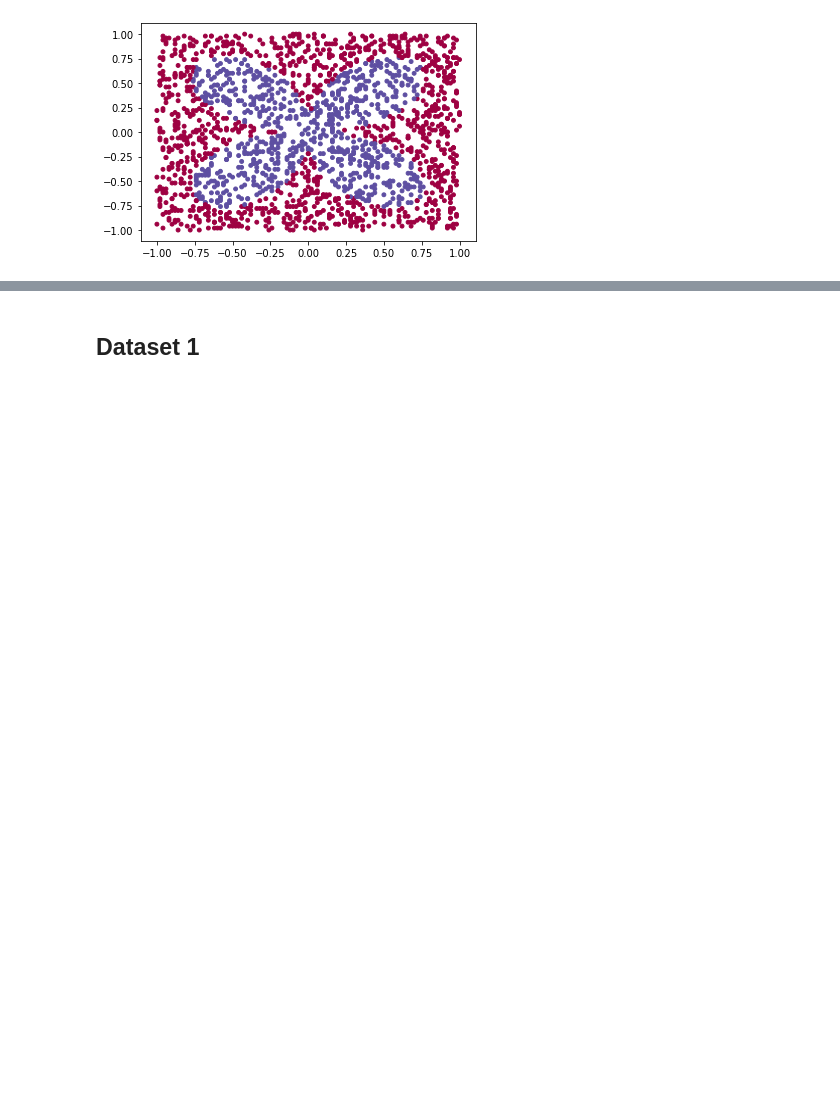
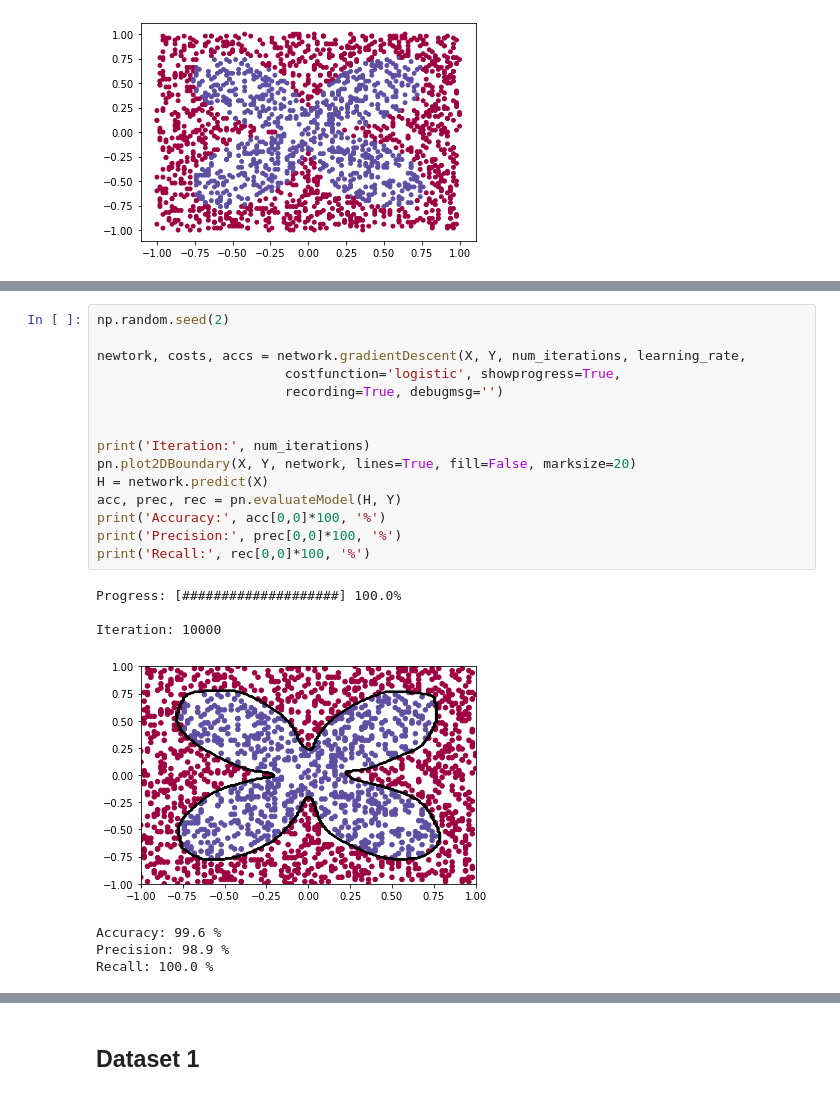
Before and after one commit to ryancardenas/PyNeuralNet, a Jupyter notebook: pynn.dev.ipynb, the cells around one changed output, grey strips where cells are left out. Cells and saved outputs as stored; diff of their text form; blank space fills up the shorter version.

```diff
--- a/pynn.dev.ipynb
+++ b/pynn.dev.ipynb
@@ -78,3 +86,26 @@ Recall: 99.9 %
+# %%
+np.random.seed(2)
+
+newtork, costs, accs = network.gradientDescent(X, Y, num_iterations, learning_rate,
+                        costfunction='logistic', showprogress=True,
+                        recording=True, debugmsg='')
+
+
+print('Iteration:', num_iterations)
+pn.plot2DBoundary(X, Y, network, lines=True, fill=False, marksize=20)
+H = network.predict(X)
+acc, prec, rec = pn.evaluateModel(H, Y)
+print('Accuracy:', acc[0,0]*100, '%')
+print('Precision:', prec[0,0]*100, '%')
+print('Recall:', rec[0,0]*100, '%')
+# %% [output]
+Progress: [####################] 100.0%
+
+Iteration: 10000
+[figure, added]
+Accuracy: 99.6 %
+Precision: 98.9 %
+Recall: 100.0 %
 # %%
 plt.subplot(211)
 plt.plot(costs, label='cost')
```
Also changed, not shown: parts of 8 cells of this notebook, 1 other file.
